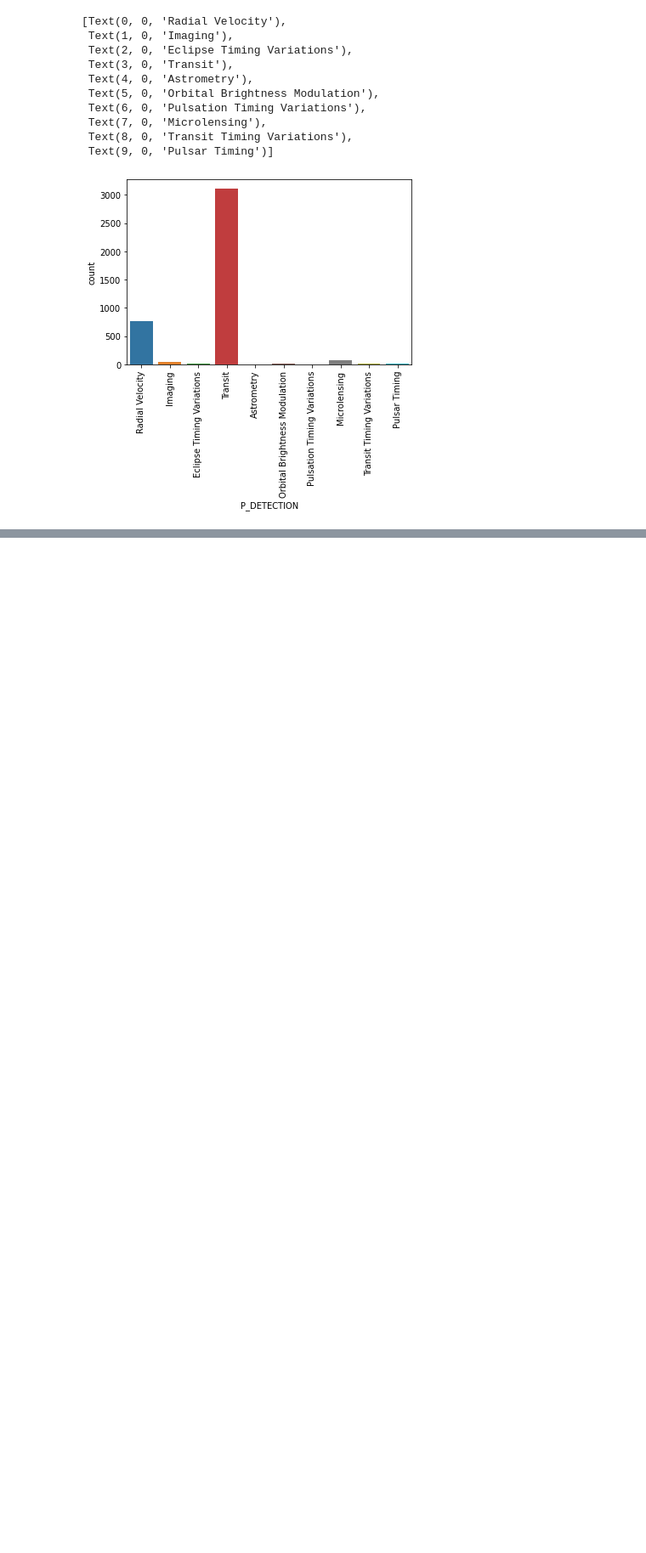
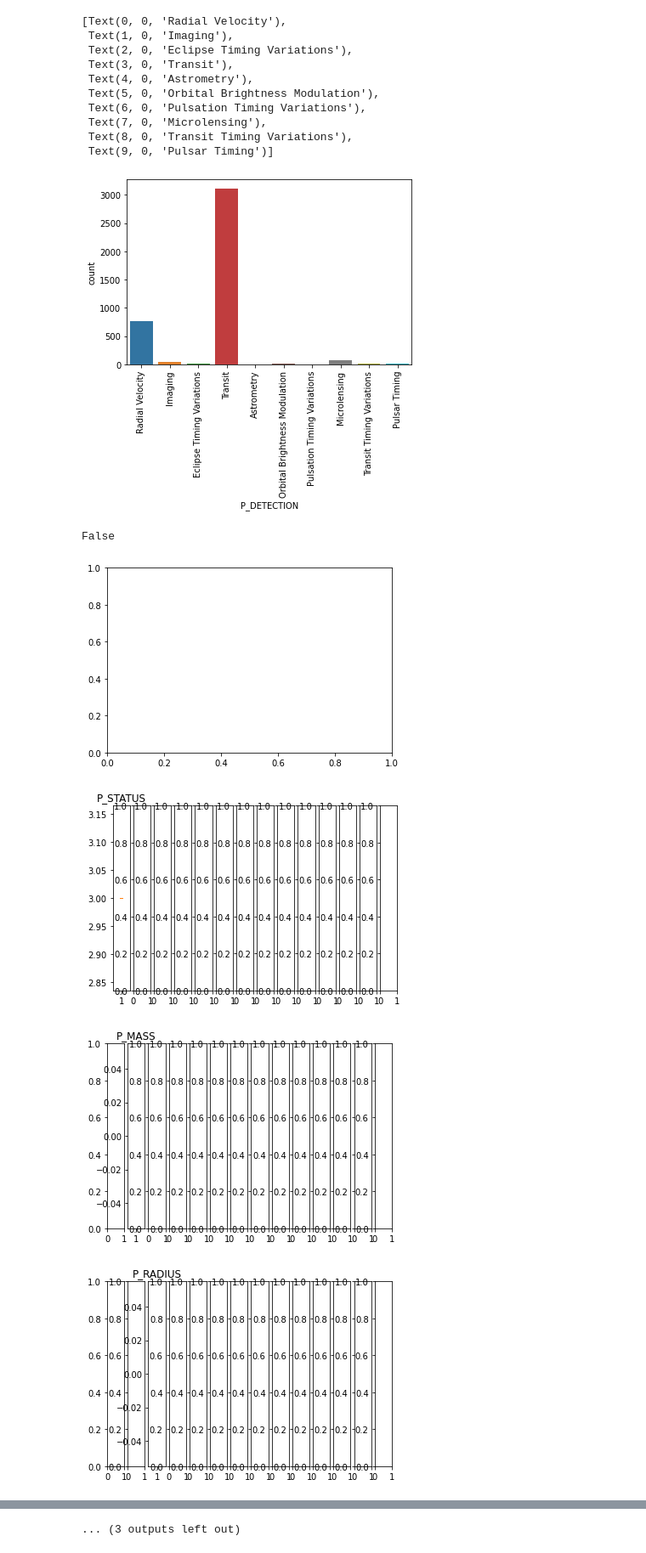
Before and after one commit to JoseKuru/proyecto_eda_exoplanetas, a Jupyter notebook: notebooks/prueba_data_wrangling.ipynb, the cells around one changed output, grey strips where cells are left out. Shown at 85% size. Drawn from its saved outputs; the diff is of its cells as text; code cells hidden in the pictures; blank space fills up the shorter version.

Commit message:
Finalizado data wrangling

```diff
--- a/notebooks/prueba_data_wrangling.ipynb
+++ b/notebooks/prueba_data_wrangling.ipynb
@@ -30,5 +44,2 @@ memory usage: 3.5+ MB
 # %%
-columnas_escogidas = ['P_NAME', 'P_STATUS', 'P_DETECTION', 'P_MASS', 'P_RADIUS', 'P_PERIOD', 'P_ECCENTRICITY', 'P_FLUX', 'P_ESI', 'P_GRAVITY', 'P_DENSITY', 'P_DISTANCE', 'S_DISTANCE', 'S_MASS', 'S_RADIUS_EST', 'S_TYPE', 'S_CONSTELLATION', 'S_RA_H', 'S_DEC_T', 'P_HABZONE_CON']
+columnas_escogidas = ['P_NAME', 'P_DETECTION', 'P_MASS', 'P_RADIUS', 'P_PERIOD', 'P_ESI', 'P_GRAVITY', 'P_DENSITY', 'P_DISTANCE', 'S_DISTANCE', 'S_MASS', 'S_RADIUS_EST', 'S_TYPE', 'S_RA_H', 'S_DEC_T']
-# %%
-df = df[df.P_STATUS == 3]
-df.head()
@@ -165,3 +180,40 @@ ax.set_xticklabels(labels=df['P_DETECTION'].unique(), rotation=90)
 [figure]
 # %%
 df.to_csv('../src/dashboard/df_limpio.csv')
+# %%
+df.columns.is_numeric()
+# %% [output]
+False
+# %%
+def crear_boxplot(df: pd.DataFrame):
+    numerics = ['int16', 'int32', 'int64', 'float16', 'float32', 'float64']
+    df = df.select_dtypes(include=numerics)
+    fig, ax = plt.subplots()
+    for i in range(len(df.columns)):
+        fig, ax = plt.subplots(ncols=len(df.columns))
+        ax[i].boxplot(x=df[df.columns[i]])
+        ax[i].set_title(df.columns[i])
+    fig.show()
+
+def outliers(df: pd.DataFrame):
+    numerics = ['int16', 'int32', 'int64', 'float16', 'float32', 'float64']
+    df = df.select_dtypes(include=numerics)
+    for column in df.columns:
+        third_cuartil = df[column].quantile(0.75)
+        first_cuartil = df[column].quantile(0.25)
+        iqr = third_cuartil - first_cuartil
+        maximo = third_cuartil + (iqr * 1.5)
+        minimo = maximo = first_cuartil - (iqr * 1.5)
+        df = df[(df[column] > maximo) | (df[column] < minimo)]
+        fig, ax = plt.subplots()
+        if not df.empty:
+            sns.boxplot(ax=ax, data=df[column])
+            ax.set_title(column)
+            fig.show()
+# %%
+crear_boxplot(df)
+# %% [output]
+[figure, added]
+[figure, added]
+[figure, added]
+[figure, added]
@@ -167,0 +228 @@ df.to_csv('../src/dashboard/df_limpio.csv')
+... (3 outputs left out)
```
Also changed, not shown: parts of 10 cells of this notebook, 5 other files.
